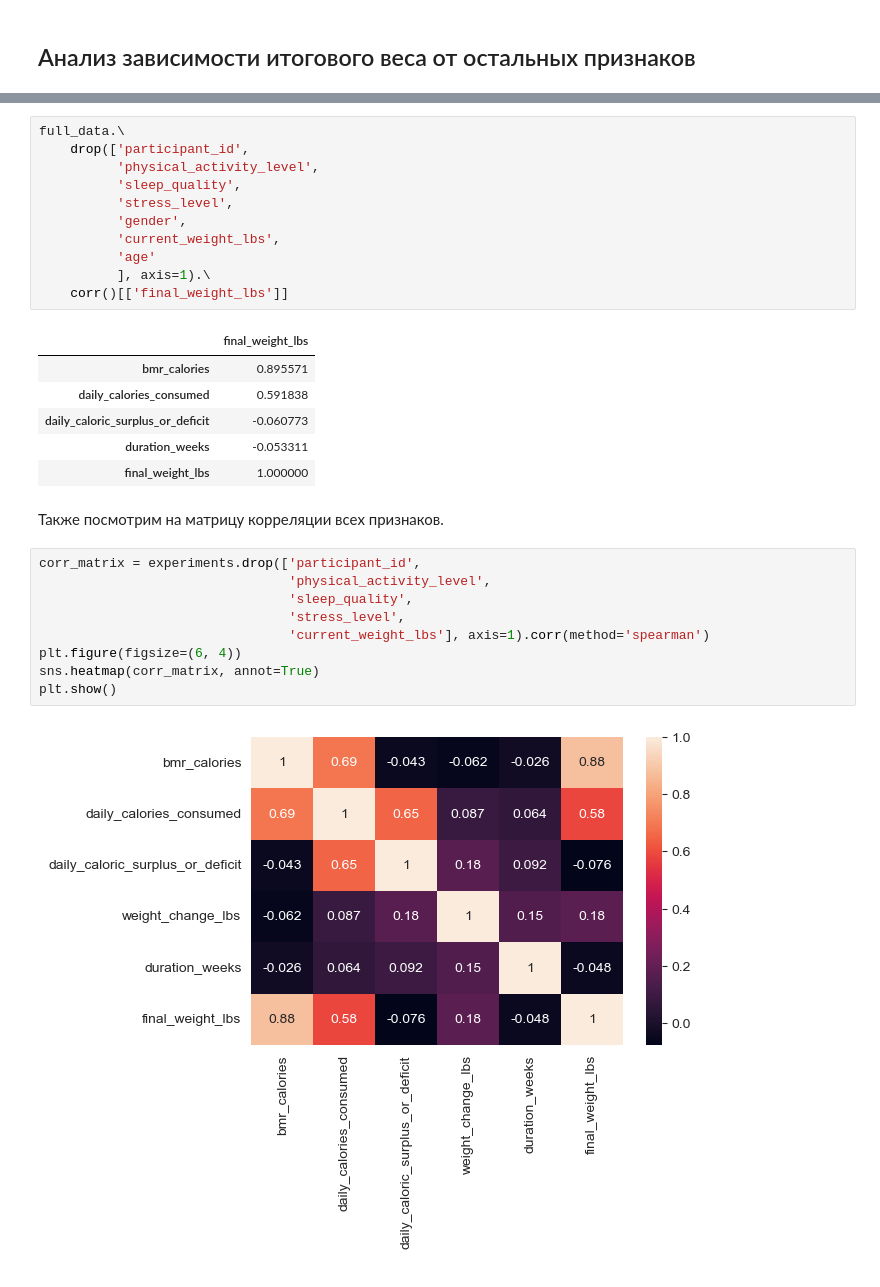
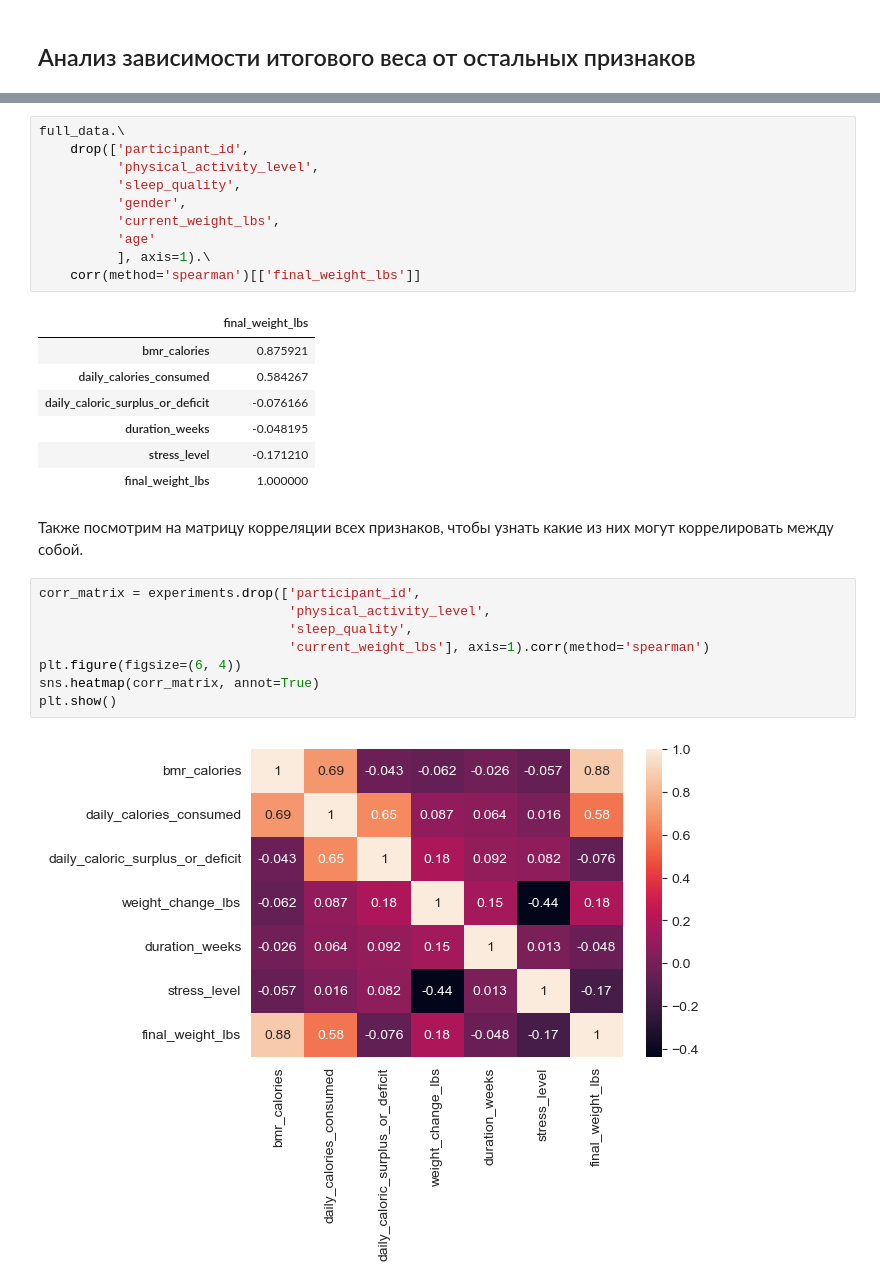
Before and after one commit to Chrisnisch/data-lab-practice-case, a Jupyter notebook: test_case.ipynb, the cells around one changed output, grey strips where cells are left out. Drawn from its saved outputs; the diff is of its cells as text.

```diff
--- a/test_case.ipynb
+++ b/test_case.ipynb
@@ -476,29 +479,28 @@ full_data.\
     drop(['participant_id',
           'physical_activity_level',
           'sleep_quality',
-          'stress_level',
           'gender',
           'current_weight_lbs',
           'age'
           ], axis=1).\
-    corr()[['final_weight_lbs']]
+    corr(method='spearman')[['final_weight_lbs']]
 # %% [output]
 |  | final_weight_lbs |
-| bmr_calories | 0.895571 |
-| daily_calories_consumed | 0.591838 |
-| daily_caloric_surplus_or_deficit | -0.060773 |
-| duration_weeks | -0.053311 |
+| bmr_calories | 0.875921 |
+| daily_calories_consumed | 0.584267 |
+| daily_caloric_surplus_or_deficit | -0.076166 |
+| duration_weeks | -0.048195 |
+| stress_level | -0.171210 |
 | final_weight_lbs | 1.000000 |
 # %% [markdown]
-Также посмотрим на матрицу корреляции всех признаков.
+Также посмотрим на матрицу корреляции всех признаков, чтобы узнать какие из них могут коррелировать между собой.
 # %%
 corr_matrix = experiments.drop(['participant_id',
                                 'physical_activity_level',
                                 'sleep_quality',
-                                'stress_level',
                                 'current_weight_lbs'], axis=1).corr(method='spearman')
 plt.figure(figsize=(6, 4))
 sns.heatmap(corr_matrix, annot=True)
 plt.show()
 # %% [output]
-[figure, old version]
+[figure, new version]
```
Also changed, not shown: parts of 15 cells of this notebook.
